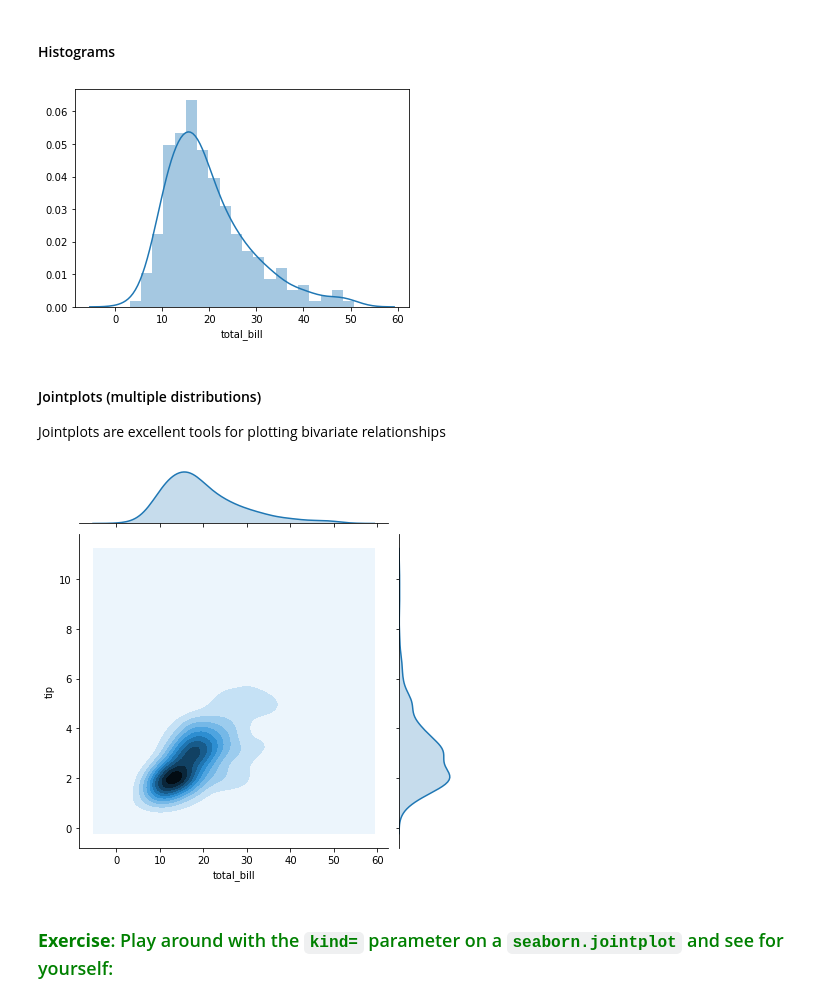
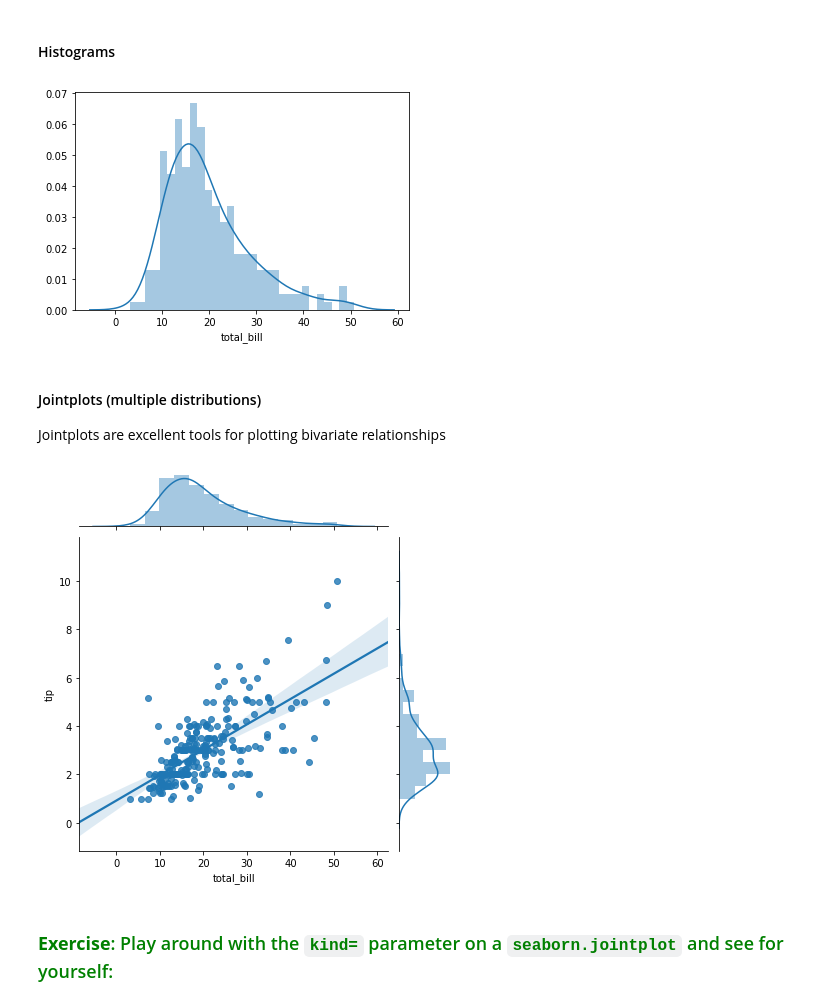
Before and after one commit to IS3UniCologne/DSML_2021, a Jupyter notebook: 03_Workshops/DSML_WS_04_Visualization/DSML_WS_04_Visualization.ipynb, the cells around one changed output. Drawn from its saved outputs; the diff is of its cells as text; code cells hidden in the pictures.

```diff
--- a/03_Workshops/DSML_WS_04_Visualization/DSML_WS_04_Visualization.ipynb
+++ b/03_Workshops/DSML_WS_04_Visualization/DSML_WS_04_Visualization.ipynb
@@ -502,20 +565,20 @@ plt.show()
 # %% [markdown]
 #### Histograms
 # %%
-sns.distplot(tips["total_bill"], bins=20, kde=True)
+sns.distplot(tips["total_bill"], bins=30, kde=True)
 plt.show()
 # %% [output]
-[figure, old version]
+[figure, new version]
 # %% [markdown]
 #### Jointplots (multiple distributions)
 
 Jointplots are excellent tools for plotting bivariate relationships
 # %%
 sns.jointplot(x="total_bill",y="tip",data=tips,
-              kind="kde")
+              kind="reg")
 plt.show()
 # %% [output]
-[figure, old version]
+[figure, new version]
 # %% [markdown]
 ### <font color='green'> **Exercise**: Play around with the `kind=` parameter on a `seaborn.jointplot` and see for yourself:</font>
 # %%
```
Also changed, not shown: parts of 19 cells of this notebook, 4 other files.
